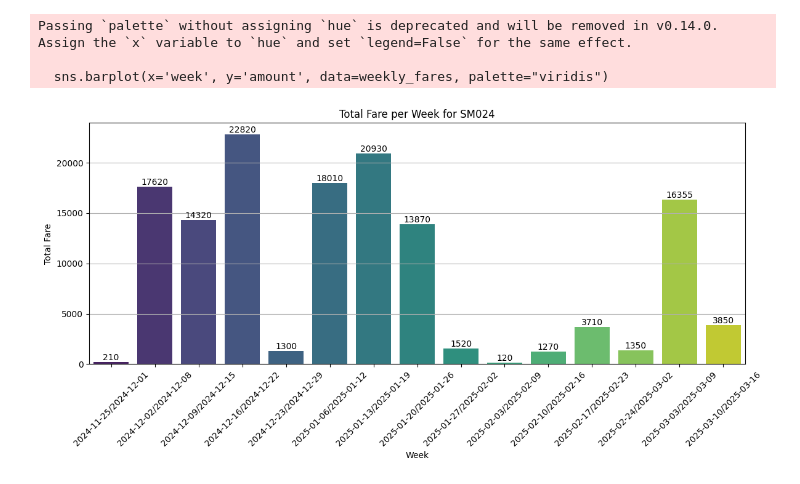
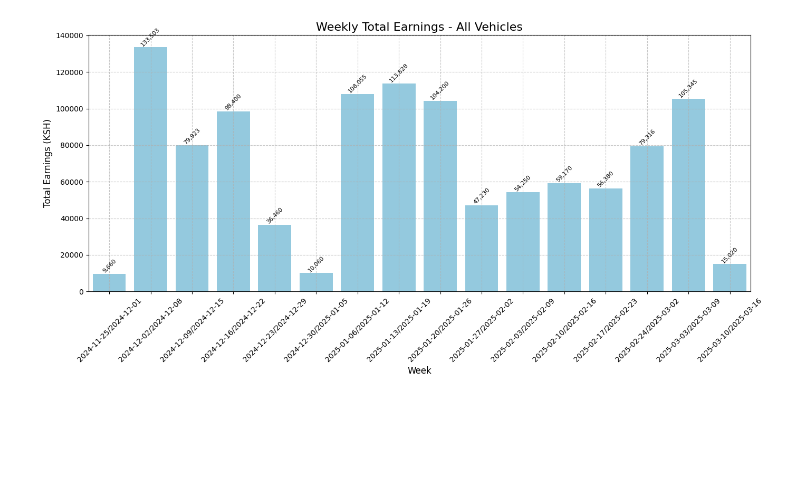
Before and after one commit to TJselevani/python-analysis, a Jupyter notebook: eda/week.ipynb, the cells around one changed output. Saved outputs shown, nothing was run; the diff lists cells and outputs as text; code cells hidden in the pictures; blank space fills up the shorter version.

```diff
--- a/eda/week.ipynb
+++ b/eda/week.ipynb
@@ -86,0 +358,20 @@ data = vehicle_data_dict[selected_vehicle]['all']
+# %%
+# VISUALIZATION 3: Weekly trends for all vehicles
+plt.figure(figsize=(14, 7))
+sns.barplot(x='week', y='amount', data=weekly_total, color='skyblue')
+
+plt.title("Weekly Total Earnings - All Vehicles", fontsize=16)
+plt.xlabel("Week", fontsize=12)
+plt.ylabel("Total Earnings (KSH)", fontsize=12)
+plt.grid(True, linestyle='--', alpha=0.7)
+plt.xticks(rotation=45)
+
+# Add value annotations
+for i, row in weekly_total.iterrows():
+    plt.text(i, row['amount'], f"{int(row['amount']):,}", ha='center', va='bottom', fontsize=8, rotation=45)
+
+plt.tight_layout()
+plt.savefig("weekly_total_earnings.png", dpi=300)
+plt.show()
+# %% [output]
+[figure, added]
@@ -87,31 +383,26 @@ data = vehicle_data_dict[selected_vehicle]['all']
 # %%
-""" {2} """
-# Aggregate total fare for each week
-weekly_fares = vehicle_data.groupby('week')['amount'].sum().reset_index()
+# """ {2} """
+# # Aggregate total fare for each week
+# weekly_fares = vehicle_data.groupby('week')['amount'].sum().reset_index()
 
-# Plot weekly fare as a bar graph
-plt.figure(figsize=(12, 6))
-sns.barplot(x='week', y='amount', data=weekly_fares, palette="viridis")
+# # Plot weekly fare as a bar graph
+# plt.figure(figsize=(12, 6))
+# sns.barplot(x='week', y='amount', data=weekly_fares, palette="viridis")
 
-plt.title(f"Total Fare per Week for {selected_vehicle}")
+# plt.title(f"Total Fare per Week for {selected_vehicle}")
 
-plt.xlabel("Week")
-plt.ylabel("Total Fare")
+# plt.xlabel("Week")
+# plt.ylabel("Total Fare")
 
-week_labels = sorted(data['week'].unique())  # Ensure weeks are sorted
-xticks, labels = format_weeks_xticks(week_labels)
-plt.xticks(xticks, labels=labels, rotation=45)
-plt.grid(axis='y')
+# week_labels = sorted(data['week'].unique())  # Ensure weeks are sorted
+# xticks, labels = format_weeks_xticks(week_labels)
+# plt.xticks(xticks, labels=labels, rotation=45)
+# plt.grid(axis='y')
 
-# Add annotations for each bar
-for i, amount in enumerate(weekly_fares['amount']):
-    plt.text(i, amount, f"{amount}", ha='center', va='bottom')
+# # Add annotations for each bar
+# for i, amount in enumerate(weekly_fares['amount']):
+#     plt.text(i, amount, f"{amount}", ha='center', va='bottom')
 
-plt.tight_layout()  # Adjust layout so annotations fit
+# plt.tight_layout()  # Adjust layout so annotations fit
 
-plt.show()
+# plt.show()
-# %% [output]
-Passing `palette` without assigning `hue` is deprecated and will be removed in v0.14.0. Assign the `x` variable to `hue` and set `legend=False` for the same effect.
-
-  sns.barplot(x='week', y='amount', data=weekly_fares, palette="viridis")
-[figure, removed]
```
Also changed, not shown: parts of 10 cells of this notebook, 9 other files.
